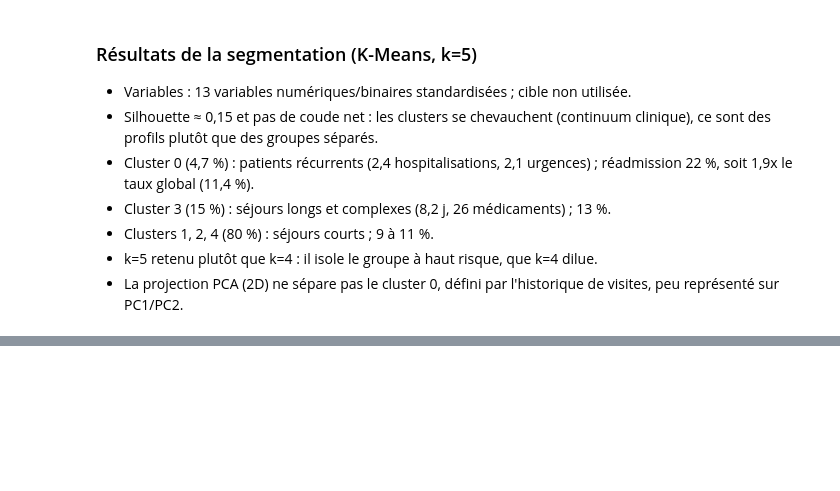
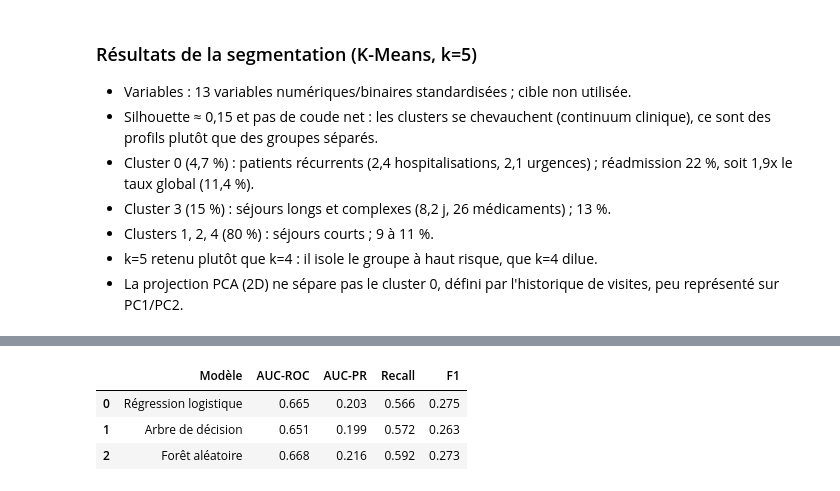
Before and after one commit to Mouhamed-Rayen-Dhaouadi/diabetes-readmission-ml, a Jupyter notebook: notbooks/lab_diabetes.ipynb, the cells around one changed output, grey strips where cells are left out. Saved outputs shown, nothing was run; the diff lists cells and outputs as text; code cells hidden in the pictures; blank space fills up the shorter version.

Commit message:
classification

```diff
--- a/notbooks/lab_diabetes.ipynb
+++ b/notbooks/lab_diabetes.ipynb
@@ -744,0 +818,37 @@ Variance expliquée : [0.221 0.143]
+# %%
+from sklearn.pipeline import Pipeline
+from sklearn.linear_model import LogisticRegression
+from sklearn.tree import DecisionTreeClassifier
+from sklearn.ensemble import RandomForestClassifier
+from sklearn.metrics import (classification_report, roc_auc_score,
+                             average_precision_score, recall_score, f1_score)
+
+models = {
+    "Régression logistique": LogisticRegression(max_iter=1000, class_weight="balanced"),
+    "Arbre de décision": DecisionTreeClassifier(max_depth=6, min_samples_leaf=50,
+                                                class_weight="balanced", random_state=42),
+    "Forêt aléatoire": RandomForestClassifier(n_estimators=200, max_depth=12,
+                                              min_samples_leaf=30, class_weight="balanced",
+                                              n_jobs=-1, random_state=42),
+}
+
+results, fitted = [], {}
+for name, clf in models.items():
+    pipe = Pipeline([("prep", preprocessor), ("clf", clf)])
+    pipe.fit(X_train, y_train)
+    proba = pipe.predict_proba(X_test)[:, 1]
+    pred = pipe.predict(X_test)
+    fitted[name] = pipe
+    results.append({"Modèle": name,
+                    "AUC-ROC": roc_auc_score(y_test, proba),
+                    "AUC-PR": average_precision_score(y_test, proba),
+                    "Recall": recall_score(y_test, pred),
+                    "F1": f1_score(y_test, pred)})
+
+res = pd.DataFrame(results).round(3)
+display(res)
+# %% [output]
+|  | Modèle | AUC-ROC | AUC-PR | Recall | F1 |
+| 0 | Régression logistique | 0.665 | 0.203 | 0.566 | 0.275 |
+| 1 | Arbre de décision | 0.651 | 0.199 | 0.572 | 0.263 |
+| 2 | Forêt aléatoire | 0.668 | 0.216 | 0.592 | 0.273 |
```
Also changed, not shown: parts of 5 cells of this notebook.
